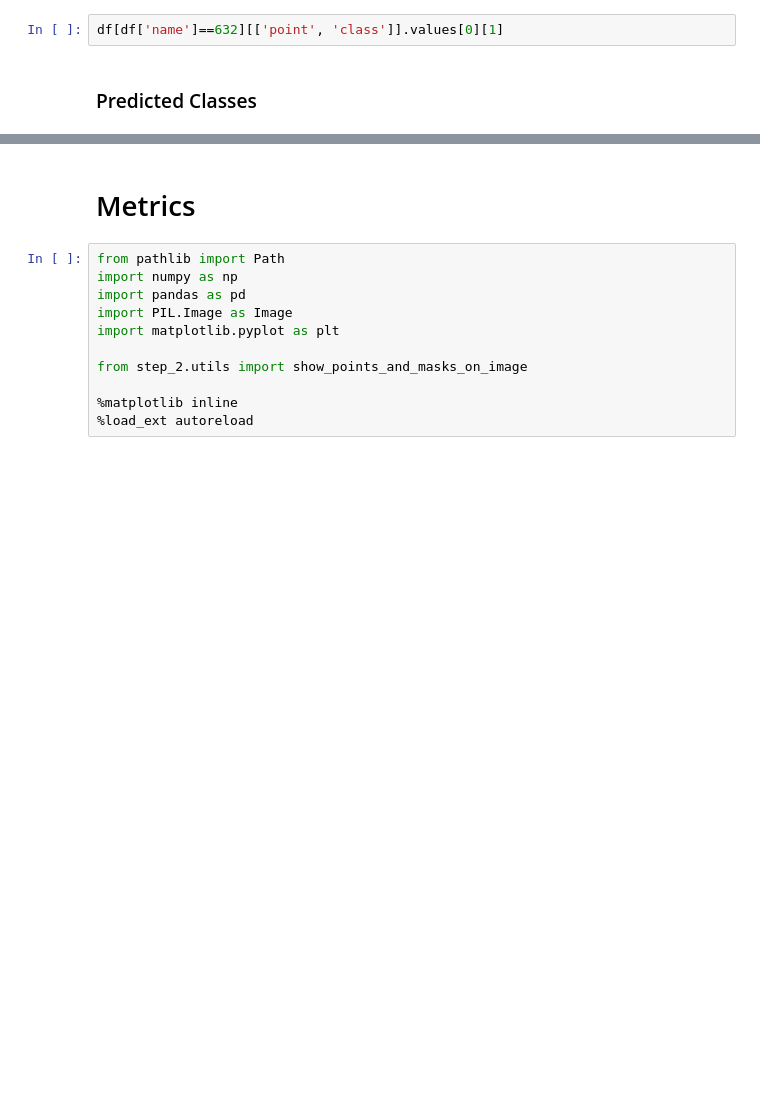
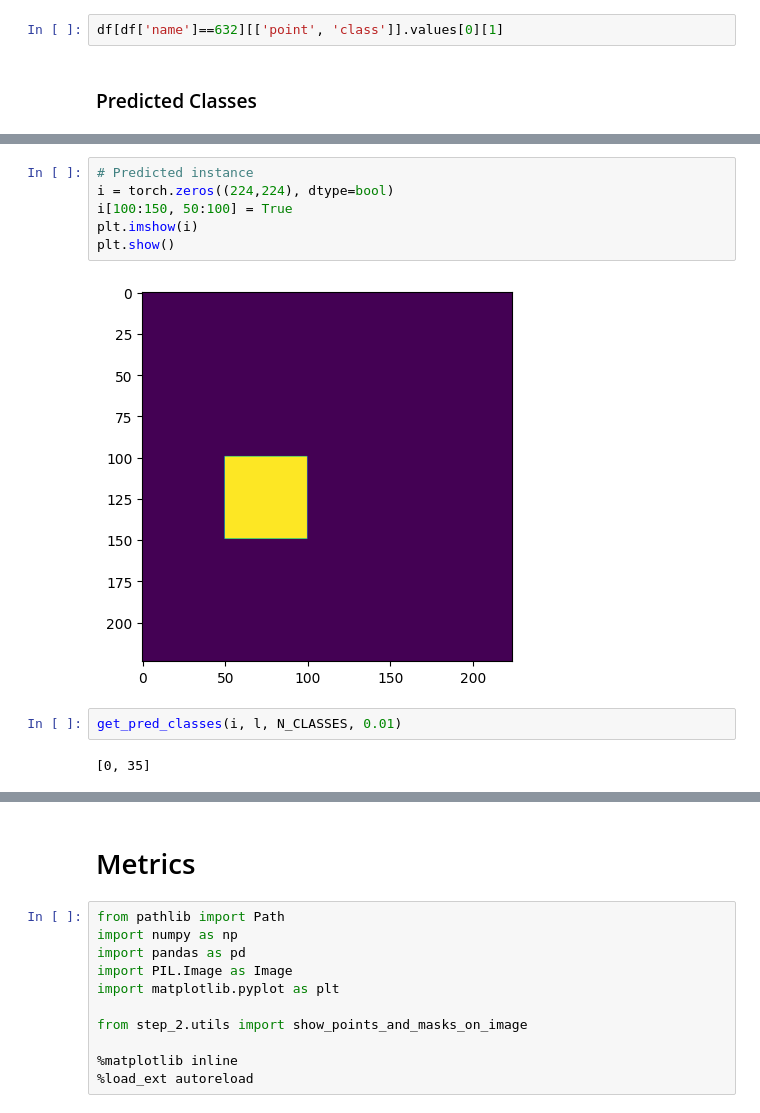
Before and after one commit to simoneangarano/BenchSAM, a Jupyter notebook: COCO_Test.ipynb, the cells around one changed output, grey strips where cells are left out. Drawn from its saved outputs; the diff is of its cells as text; blank space fills up the shorter version.

```diff
--- a/COCO_Test.ipynb
+++ b/COCO_Test.ipynb
@@ -399,0 +285,12 @@ cl = get_pred_classes(i_pred, y_true) # mask, label
+# %%
+# Predicted instance
+i = torch.zeros((224,224), dtype=bool)
+i[100:150, 50:100] = True
+plt.imshow(i)
+plt.show()
+# %% [output]
+[figure, added]
+# %%
+get_pred_classes(i, l, N_CLASSES, 0.01)
+# %% [output]
+[0, 35]
```
Also changed, not shown: parts of 42 cells of this notebook, 13 other files.
